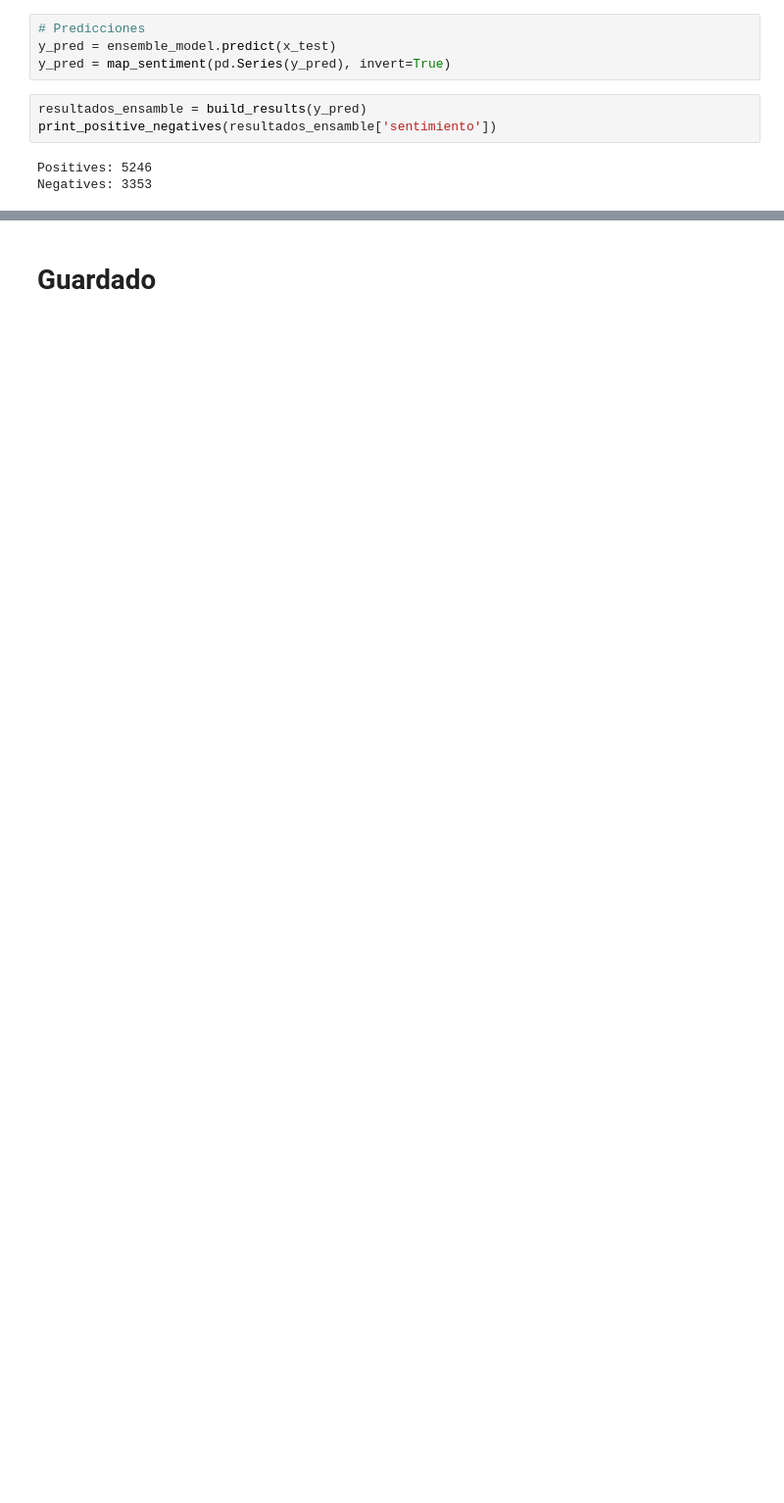
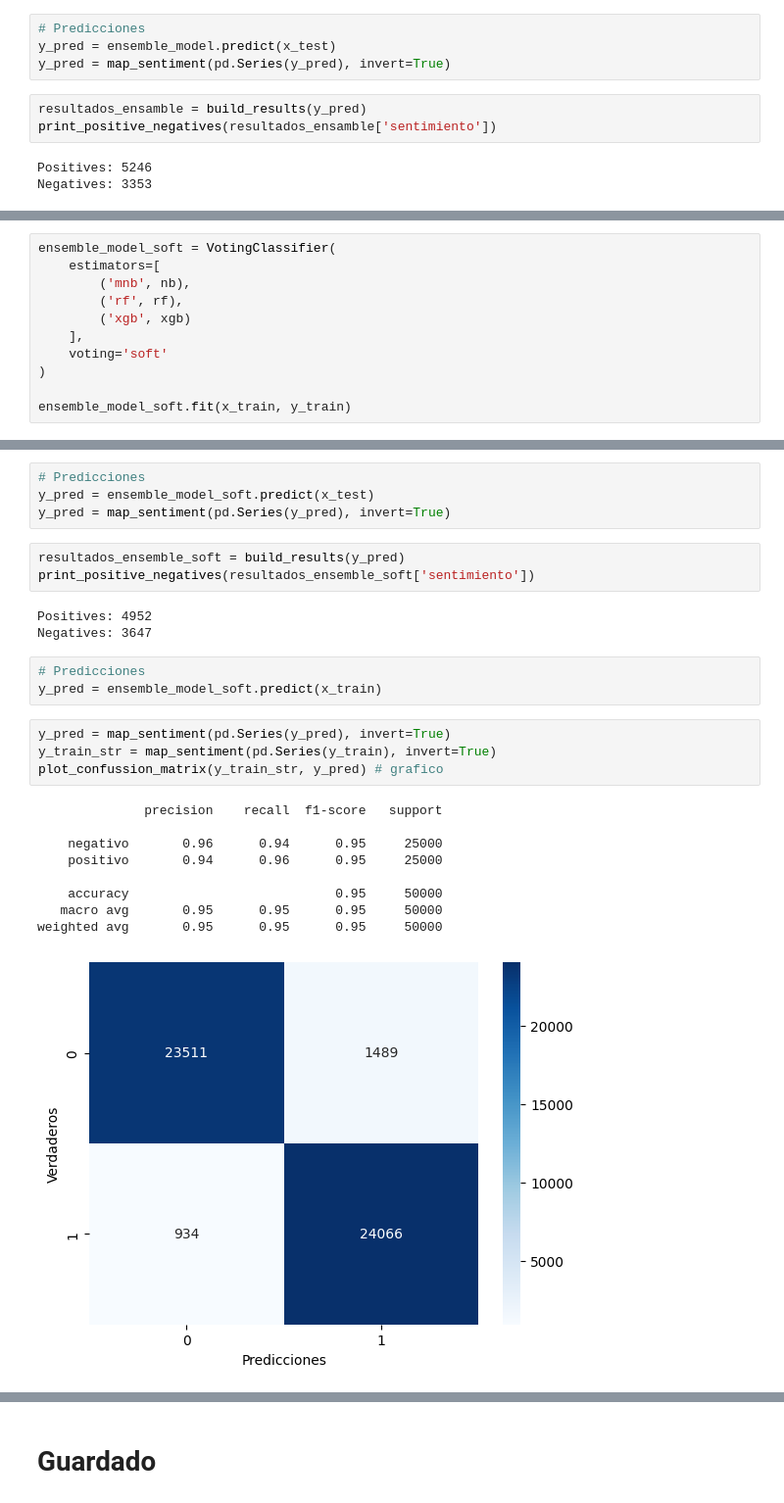
Before and after one commit to kikiymini/7506R-1C2024-GRUPO02, a Jupyter notebook: TP2/7506R_TP2_GRUPO2_Ensamble.ipynb, the cells around one changed output, grey strips where cells are left out. Shown at 98% size. Cells and saved outputs as stored; diff of their text form; blank space fills up the shorter version.

```diff
--- a/TP2/7506R_TP2_GRUPO2_Ensamble.ipynb
+++ b/TP2/7506R_TP2_GRUPO2_Ensamble.ipynb
@@ -157,0 +209,11 @@ Negatives: 3353
+# %%
+ensemble_model_soft = VotingClassifier(
+    estimators=[
+        ('mnb', nb),
+        ('rf', rf),
+        ('xgb', xgb)
+    ],
+    voting='soft'
+)
+
+ensemble_model_soft.fit(x_train, y_train)
@@ -157,0 +238,27 @@ Negatives: 3353
+# %%
+# Predicciones
+y_pred = ensemble_model_soft.predict(x_test)
+y_pred = map_sentiment(pd.Series(y_pred), invert=True)
+# %%
+resultados_ensemble_soft = build_results(y_pred)
+print_positive_negatives(resultados_ensemble_soft['sentimiento'])
+# %% [output]
+Positives: 4952
+Negatives: 3647
+# %%
+# Predicciones
+y_pred = ensemble_model_soft.predict(x_train)
+# %%
+y_pred = map_sentiment(pd.Series(y_pred), invert=True)
+y_train_str = map_sentiment(pd.Series(y_train), invert=True)
+plot_confussion_matrix(y_train_str, y_pred) # grafico
+# %% [output]
+              precision    recall  f1-score   support
+
+    negativo       0.96      0.94      0.95     25000
+    positivo       0.94      0.96      0.95     25000
+
+    accuracy                           0.95     50000
+   macro avg       0.95      0.95      0.95     50000
+weighted avg       0.95      0.95      0.95     50000
+[figure, added]
```
Also changed, not shown: parts of 15 cells of this notebook.
